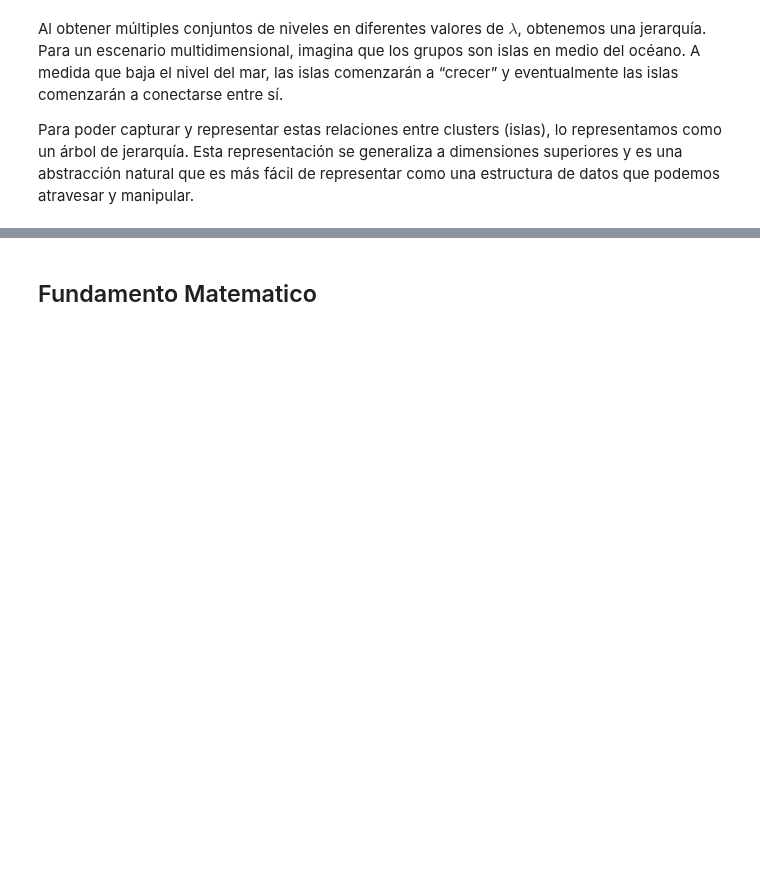
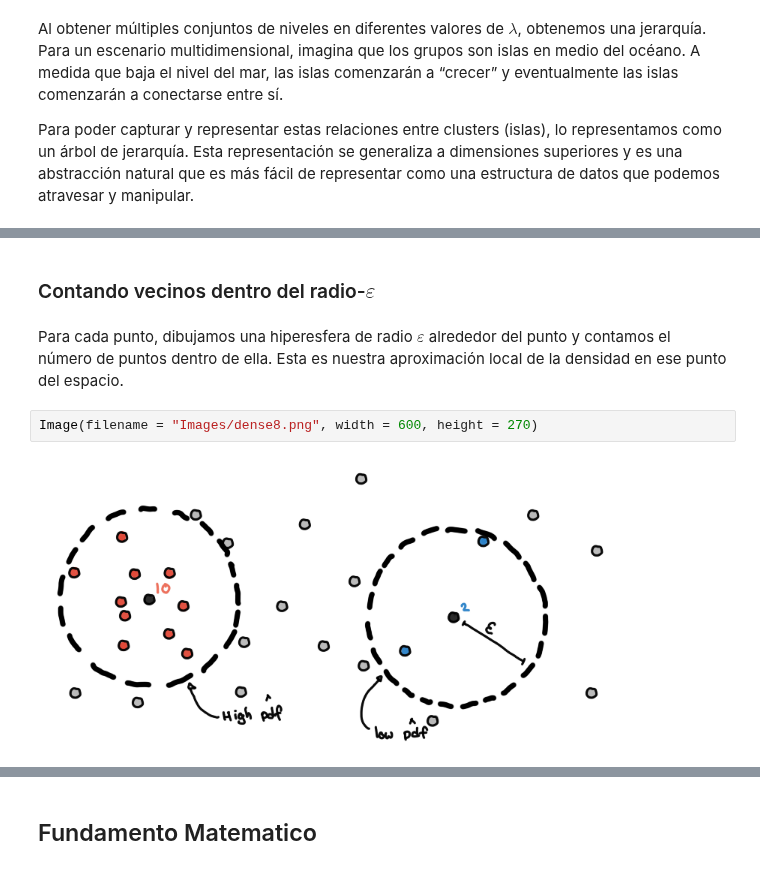
Before and after one commit to Datavaid/HDBSCAN, a Jupyter notebook: HDBSCAN.ipynb, the cells around one changed output, grey strips where cells are left out. Saved outputs shown, nothing was run; the diff lists cells and outputs as text; blank space fills up the shorter version.

```diff
--- a/HDBSCAN.ipynb
+++ b/HDBSCAN.ipynb
@@ -197,0 +215,8 @@ Para poder capturar y representar estas relaciones entre clusters (islas), lo re
+# %% [markdown]
+### Contando vecinos dentro del radio-$\varepsilon$
+# %% [markdown]
+Para cada punto, dibujamos una hiperesfera de radio $\varepsilon$ alrededor del punto y contamos el número de puntos dentro de ella. Esta es nuestra aproximación local de la densidad en ese punto del espacio.
+# %%
+Image(filename = "Images/dense8.png", width = 600, height = 270)
+# %% [output]
+[figure, added]
```
Also changed, not shown: parts of 62 cells of this notebook, 34 other files.
